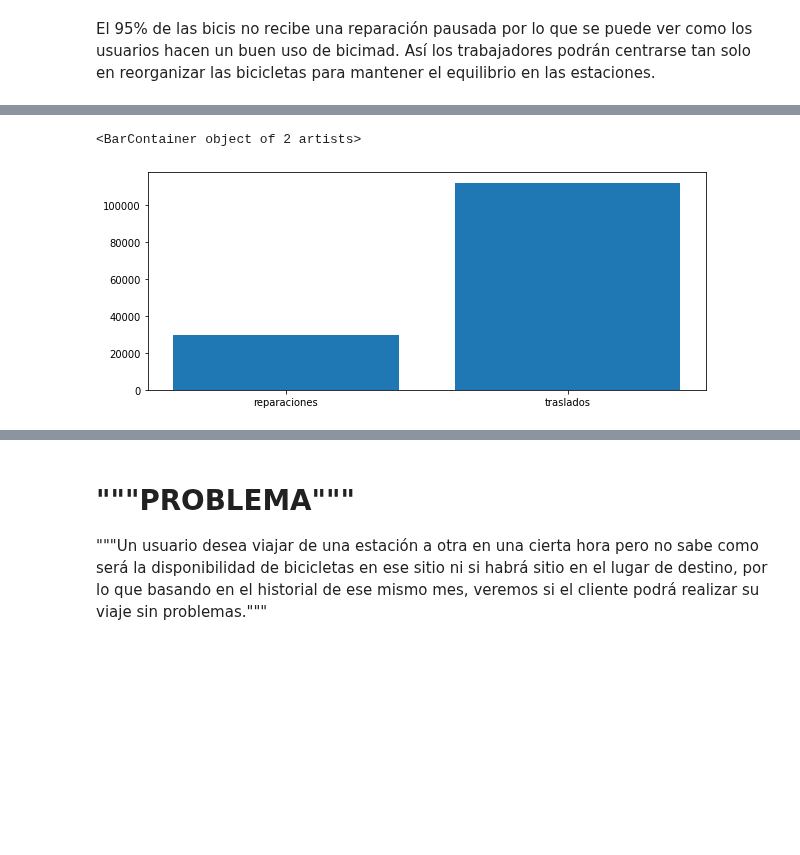
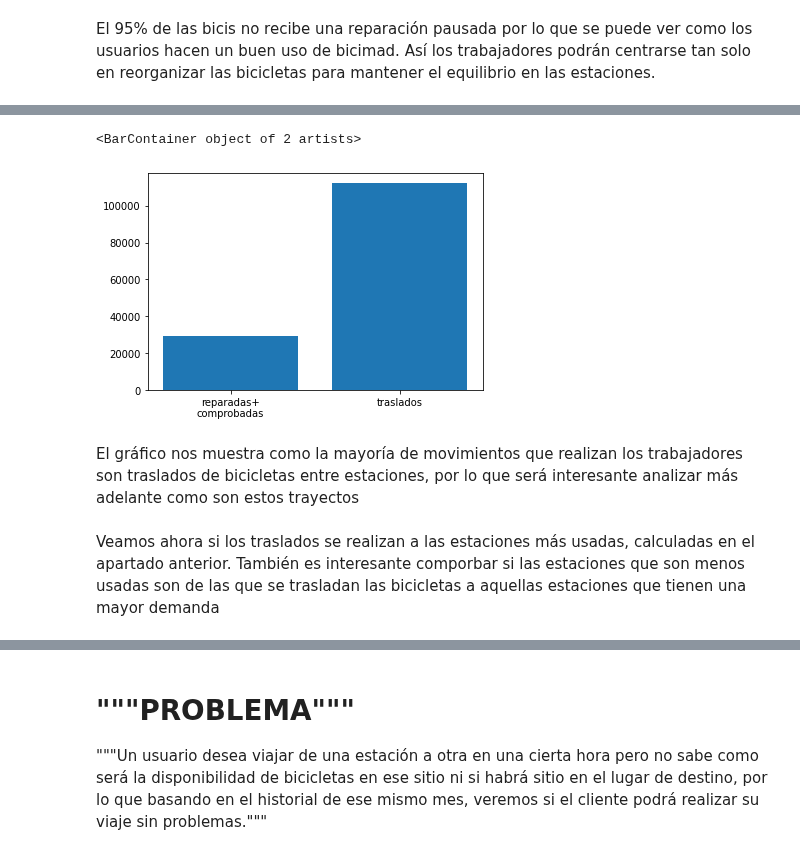
Before and after one commit to ParalelaUCM/biciMAD, a Jupyter notebook: PracticaSpark_BiciMad.ipynb, the cells around one changed output, grey strips where cells are left out. Saved outputs shown, nothing was run; the diff lists cells and outputs as text; code cells hidden in the pictures; blank space fills up the shorter version.

Commit message:
Parte trabajadores casi terminada

```diff
--- a/PracticaSpark_BiciMad.ipynb
+++ b/PracticaSpark_BiciMad.ipynb
@@ -799,6 +770,6 @@ Proporción de reparaciones rápidas 95.08 %
 El 95% de las bicis no recibe una reparación pausada por lo que se puede ver como los usuarios hacen un buen uso de bicimad. Así los trabajadores podrán centrarse tan solo en reorganizar las bicicletas para mantener el equilibrio en las estaciones.
 # %%
 #nos quedamos con los traslados
-rddtras = rddTrabajadores.filter(traslado)
-traslados = rddtras.count() #16115
+rddTraslado = rddTrabajadores.filter(traslado)
+traslados = rddTraslado.count() #16115
 rddtras.take(1)
@@ -815,7 +776,12 @@ rddtras.take(1)
 # %%
 #Veamos ahroa en un gráfico la comparación
-plt.figure(figsize=(10,4))
-plt.bar(("reparaciones","traslados"),(comprobada+reparada, traslados))
+plt.figure(figsize=(6,4))
+plt.bar(("reparadas+\ncomprobadas","traslados"),(comprobada+reparada, traslados))
 # %% [output]
 <BarContainer object of 2 artists>
-[figure, old version]
+[figure, new version]
+# %% [markdown]
+El gráfico nos muestra como la mayoría de movimientos que realizan los trabajadores son traslados de bicicletas entre estaciones, por lo que será interesante analizar más adelante como son estos trayectos
+# %% [markdown]
+Veamos ahora si los traslados se realizan a las estaciones más usadas, calculadas en el apartado anterior.
+También es interesante comporbar si las estaciones que son menos usadas son de las que se trasladan las bicicletas a aquellas estaciones que tienen una mayor demanda
```
Also changed, not shown: parts of 21 cells of this notebook.
